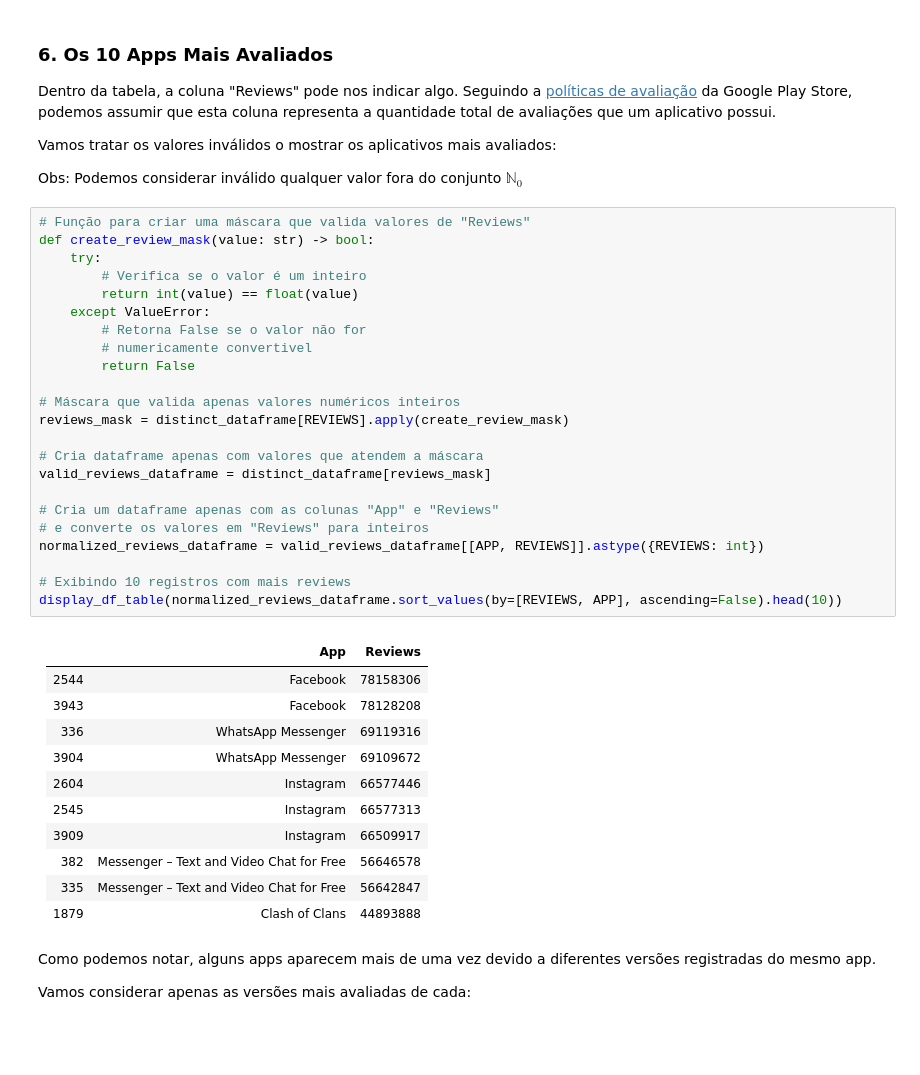
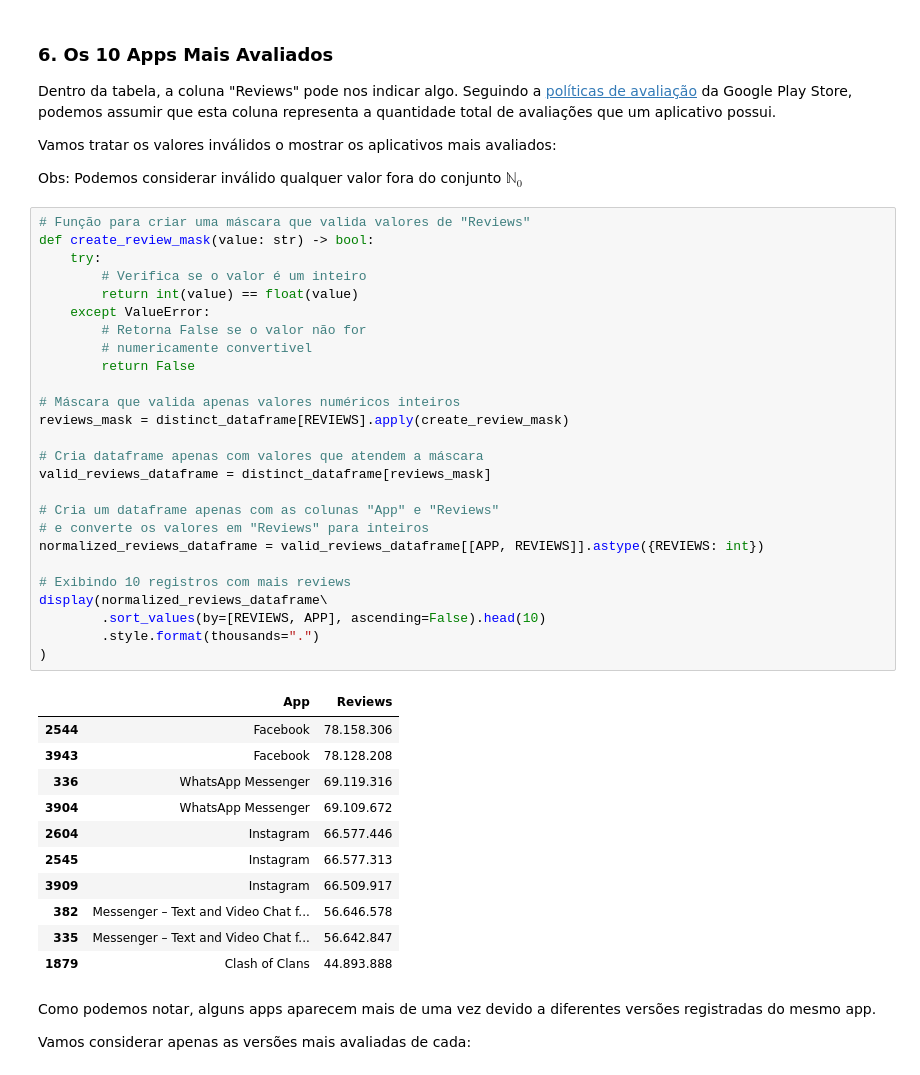
Before and after one commit to GustavCampos/Programa-de-bolsas-Compasso, a Jupyter notebook: Sprint 3/Desafios/Desafio.ipynb, the cells around one changed output. Saved outputs shown, nothing was run; the diff lists cells and outputs as text; blank space fills up the shorter version.

```diff
--- a/Sprint 3/Desafios/Desafio.ipynb
+++ b/Sprint 3/Desafios/Desafio.ipynb
@@ -405,39 +403,41 @@ Obs: Podemos considerar inválido qualquer valor fora do conjunto $\mathbb{N}_0$
 # %%
 # Função para criar uma máscara que valida valores de "Reviews"
 def create_review_mask(value: str) -> bool:
     try:
         # Verifica se o valor é um inteiro
         return int(value) == float(value)
     except ValueError:
         # Retorna False se o valor não for
         # numericamente convertivel
         return False
 
 # Máscara que valida apenas valores numéricos inteiros
 reviews_mask = distinct_dataframe[REVIEWS].apply(create_review_mask)
 
 # Cria dataframe apenas com valores que atendem a máscara
 valid_reviews_dataframe = distinct_dataframe[reviews_mask]
 
 # Cria um dataframe apenas com as colunas "App" e "Reviews"
 # e converte os valores em "Reviews" para inteiros
 normalized_reviews_dataframe = valid_reviews_dataframe[[APP, REVIEWS]].astype({REVIEWS: int})
 
 # Exibindo 10 registros com mais reviews
-display_df_table(normalized_reviews_dataframe.sort_values(by=[REVIEWS, APP], ascending=False).head(10))
+display(normalized_reviews_dataframe\
+        .sort_values(by=[REVIEWS, APP], ascending=False).head(10)
+        .style.format(thousands=".")
+)
 # %% [output]
-|      | App                                      |   Reviews |
-|-----:|:-----------------------------------------|----------:|
-| 2544 | Facebook                                 |  78158306 |
-| 3943 | Facebook                                 |  78128208 |
-|  336 | WhatsApp Messenger                       |  69119316 |
-| 3904 | WhatsApp Messenger                       |  69109672 |
-| 2604 | Instagram                                |  66577446 |
-| 2545 | Instagram                                |  66577313 |
-| 3909 | Instagram                                |  66509917 |
-|  382 | Messenger – Text and Video Chat for Free |  56646578 |
-|  335 | Messenger – Text and Video Chat for Free |  56642847 |
-| 1879 | Clash of Clans                           |  44893888 |
+|  | App | Reviews |
+| 2544 | Facebook | 78.158.306 |
+| 3943 | Facebook | 78.128.208 |
+| 336 | WhatsApp Messenger | 69.119.316 |
+| 3904 | WhatsApp Messenger | 69.109.672 |
+| 2604 | Instagram | 66.577.446 |
+| 2545 | Instagram | 66.577.313 |
+| 3909 | Instagram | 66.509.917 |
+| 382 | Messenger – Text and Video Chat f... | 56.646.578 |
+| 335 | Messenger – Text and Video Chat f... | 56.642.847 |
+| 1879 | Clash of Clans | 44.893.888 |
 # %% [markdown]
 Como podemos notar, alguns apps aparecem mais de uma vez devido a diferentes versões registradas do mesmo app.
 
```
Also changed, not shown: parts of 22 cells of this notebook.
